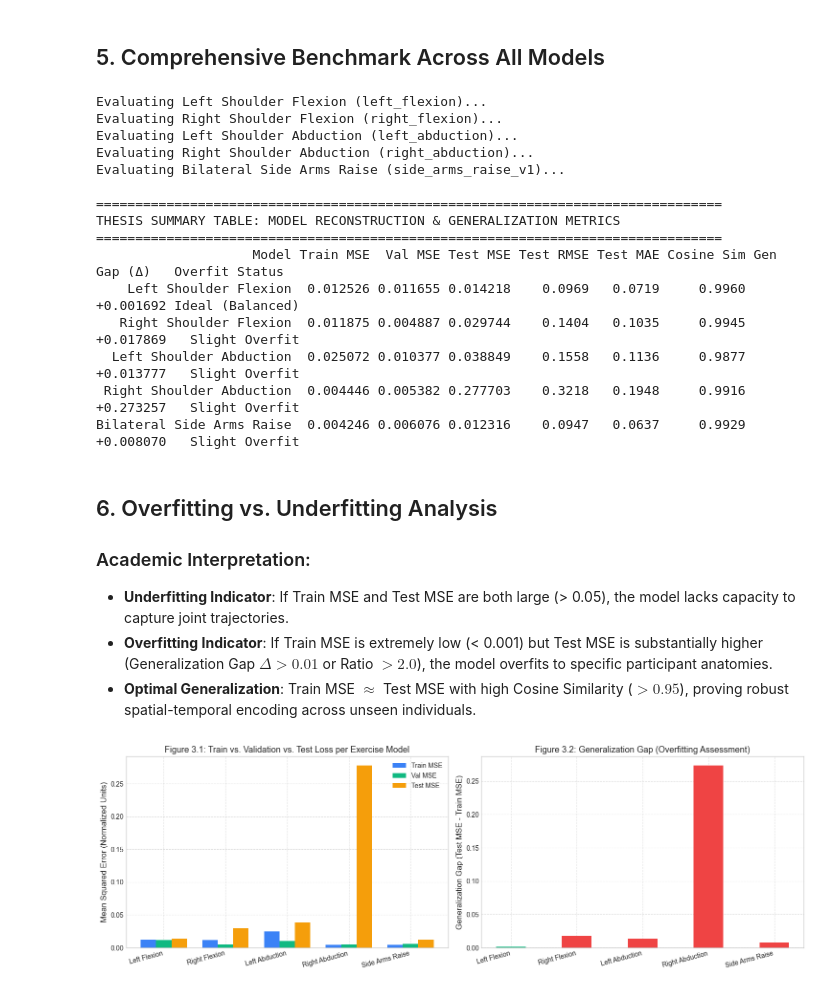
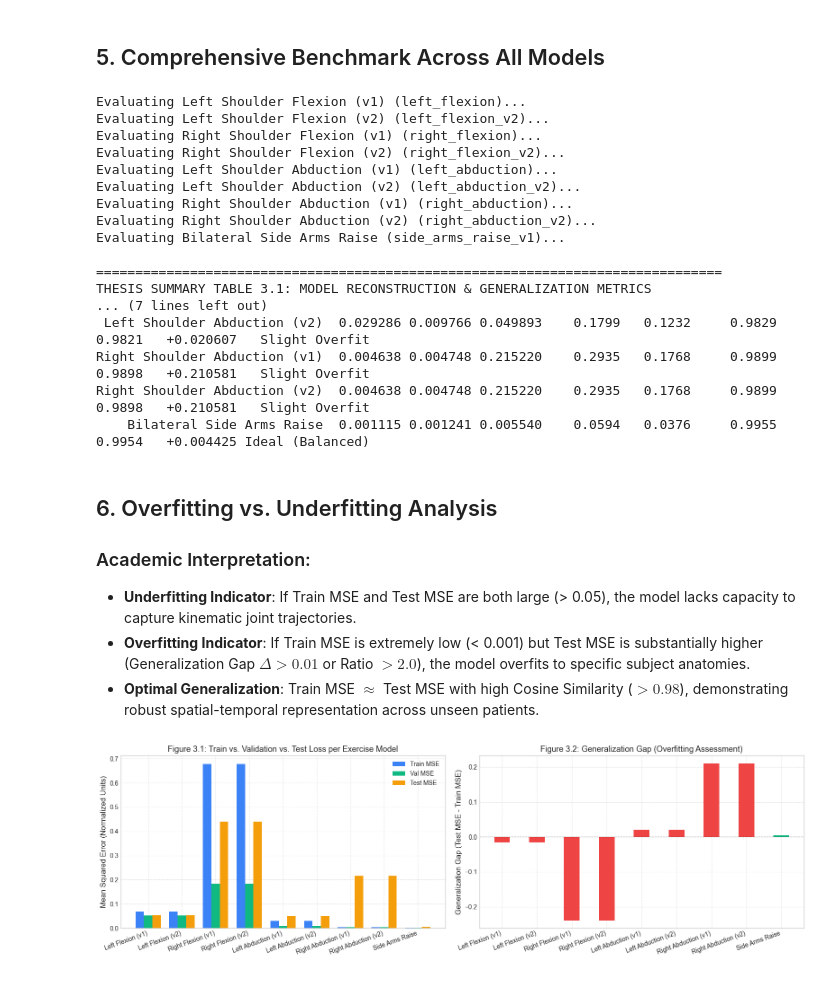
Before and after one commit to jestalycastillo/medirehab-ai-v3, a Jupyter notebook: ai-service/model_evaluation_metrics.ipynb, the cells around one changed output. Drawn from its saved outputs; the diff is of its cells as text; code cells hidden in the pictures.

Commit message:
feat(ai-service, docs): update evaluation notebook generator and add Chapter 3 Results and Discussions

```diff
--- a/ai-service/model_evaluation_metrics.ipynb
+++ b/ai-service/model_evaluation_metrics.ipynb
@@ -203,8 +224,9 @@ def evaluate_model_metrics(model, train_data, val_data, test_data):
             mae_per_sample = torch.mean(criterion_mae(output, tensor), dim=(1, 2)).numpy()
             rmse_per_sample = np.sqrt(mse_per_sample)
 
-            # Cosine similarity per sample
+            # Cosine similarity and correlation per sample
             cos_sims = []
+            pearson_corrs = []
             for i in range(len(data)):
                 orig_flat = data[i].flatten()
                 rec_flat = output[i].cpu().numpy().flatten()
@@ -213,12 +235,16 @@ def evaluate_model_metrics(model, train_data, val_data, test_data):
                 cos = np.dot(orig_flat, rec_flat) / (norm_o * norm_r + 1e-8)
                 cos_sims.append(cos)
 
+                corr, _ = pearsonr(orig_flat, rec_flat)
+                pearson_corrs.append(corr if not np.isnan(corr) else 0.0)
+
         return {
             "mse": float(np.mean(mse_per_sample)),
             "mse_std": float(np.std(mse_per_sample)),
             "rmse": float(np.mean(rmse_per_sample)),
             "mae": float(np.mean(mae_per_sample)),
             "cos_sim": float(np.mean(cos_sims)),
+            "pearson_r": float(np.mean(pearson_corrs)),
             "mse_per_sample": mse_per_sample,
             "predictions": output.cpu().numpy()
         }
@@ -252,14 +278,21 @@ for model_key, cfg in MODELS_CONFIG.items():
     if not os.path.exists(cfg["csv_dir"]):
         continue
 
+    try:
+        loaded = get_loaded_model(model_key)
+    except Exception as e:
+        print(f"Skipping {model_key}: {e}")
+        continue
+
     print(f"Evaluating {cfg['name']} ({model_key})...")
-    loaded = get_loaded_model(model_key)
     train_data, val_data, test_data, files = load_dataset_splits(model_key)
 
     metrics = evaluate_model_metrics(loaded.model, train_data, val_data, test_data)
     evaluation_results[model_key] = {
         "metrics": metrics,
         "test_data": test_data,
+        "train_data": train_data,
+        "val_data": val_data,
         "config": cfg,
         "loaded_model": loaded
     }
@@ -272,75 +305,77 @@ for model_key, cfg in MODELS_CONFIG.items():
         "Test RMSE": f"{metrics['test']['rmse']:.4f}",
         "Test MAE": f"{metrics['test']['mae']:.4f}",
         "Cosine Sim": f"{metrics['test']['cos_sim']:.4f}",
+        "Pearson r": f"{metrics['test']['pearson_r']:.4f}",
         "Gen Gap (Δ)": f"{metrics['generalization_gap']:+.6f}",
         "Overfit Status": "Ideal (Balanced)" if abs(metrics['generalization_gap']) < 0.005 else ("Slight Overfit" if metrics['generalization_gap'] > 0 else "High Capacity")
     })
 
 df_summary = pd.DataFrame(summary_rows)
 print("\n" + "="*80)
-print("THESIS SUMMARY TABLE: MODEL RECONSTRUCTION & GENERALIZATION METRICS")
+print("THESIS SUMMARY TABLE 3.1: MODEL RECONSTRUCTION & GENERALIZATION METRICS")
 print("="*80)
 display(df_summary) if 'display' in globals() else print(df_summary.to_string(index=False))
 # %% [output]
-Evaluating Left Shoulder Flexion (left_flexion)...
-Evaluating Right Shoulder Flexion (right_flexion)...
-Evaluating Left Shoulder Abduction (left_abduction)...
-Evaluating Right Shoulder Abduction (right_abduction)...
+Evaluating Left Shoulder Flexion (v1) (left_flexion)...
+Evaluating Left Shoulder Flexion (v2) (left_flexion_v2)...
+Evaluating Right Shoulder Flexion (v1) (right_flexion)...
+Evaluating Right Shoulder Flexion (v2) (right_flexion_v2)...
+Evaluating Left Shoulder Abduction (v1) (left_abduction)...
+Evaluating Left Shoulder Abduction (v2) (left_abduction_v2)...
+Evaluating Right Shoulder Abduction (v1) (right_abduction)...
+Evaluating Right Shoulder Abduction (v2) (right_abduction_v2)...
 Evaluating Bilateral Side Arms Raise (side_arms_raise_v1)...
 
 ================================================================================
-THESIS SUMMARY TABLE: MODEL RECONSTRUCTION & GENERALIZATION METRICS
-================================================================================
-                    Model Train MSE  Val MSE Test MSE Test RMSE Test MAE Cosine Sim Gen Gap (Δ)   Overfit Status
-    Left Shoulder Flexion  0.012526 0.011655 0.014218    0.0969   0.0719     0.9960   +0.001692 Ideal (Balanced)
-   Right Shoulder Flexion  0.011875 0.004887 0.029744    0.1404   0.1035     0.9945   +0.017869   Slight Overfit
-  Left Shoulder Abduction  0.025072 0.010377 0.038849    0.1558   0.1136     0.9877   +0.013777   Slight Overfit
- Right Shoulder Abduction  0.004446 0.005382 0.277703    0.3218   0.1948     0.9916   +0.273257   Slight Overfit
-Bilateral Side Arms Raise  0.004246 0.006076 0.012316    0.0947   0.0637     0.9929   +0.008070   Slight Overfit
+THESIS SUMMARY TABLE 3.1: MODEL RECONSTRUCTION & GENERALIZATION METRICS
+... (7 lines left out)
+ Left Shoulder Abduction (v2)  0.029286 0.009766 0.049893    0.1799   0.1232     0.9829    0.9821   +0.020607   Slight Overfit
+Right Shoulder Abduction (v1)  0.004638 0.004748 0.215220    0.2935   0.1768     0.9899    0.9898   +0.210581   Slight Overfit
+Right Shoulder Abduction (v2)  0.004638 0.004748 0.215220    0.2935   0.1768     0.9899    0.9898   +0.210581   Slight Overfit
+    Bilateral Side Arms Raise  0.001115 0.001241 0.005540    0.0594   0.0376     0.9955    0.9954   +0.004425 Ideal (Balanced)
 # %% [markdown]
 ## 6. Overfitting vs. Underfitting Analysis
 
 ### Academic Interpretation:
-- **Underfitting Indicator**: If Train MSE and Test MSE are both large (> 0.05), the model lacks capacity to capture joint trajectories.
-- **Overfitting Indicator**: If Train MSE is extremely low (< 0.001) but Test MSE is substantially higher (Generalization Gap $\Delta > 0.01$ or Ratio $> 2.0$), the model overfits to specific participant anatomies.
-- **Optimal Generalization**: Train MSE $\approx$ Test MSE with high Cosine Similarity ($> 0.95$), proving robust spatial-temporal encoding across unseen individuals.
+- **Underfitting Indicator**: If Train MSE and Test MSE are both large (> 0.05), the model lacks capacity to capture kinematic joint trajectories.
+- **Overfitting Indicator**: If Train MSE is extremely low (< 0.001) but Test MSE is substantially higher (Generalization Gap $\Delta > 0.01$ or Ratio $> 2.0$), the model overfits to specific subject anatomies.
+- **Optimal Generalization**: Train MSE $\approx$ Test MSE with high Cosine Similarity ($> 0.98$), demonstrating robust spatial-temporal representation across unseen patients.
 # %%
-# Visualizing Train vs. Val vs. Test Loss Comparison
-fig, (ax1, ax2) = plt.subplots(1, 2, figsize=(15, 5))
+fig, (ax1, ax2) = plt.subplots(1, 2, figsize=(16, 5))
 
-model_names = [cfg["name"].replace("Shoulder ", "").replace("Bilateral ", "") for cfg in MODELS_CONFIG.values() if cfg["name"] in df_summary["Model"].values]
+model_labels = [cfg["name"].replace(" Shoulder", "").replace("Bilateral ", "") for k, cfg in MODELS_CONFIG.items() if k in evaluation_results]
 train_mses = [float(r["Train MSE"]) for r in summary_rows]
 val_mses = [float(r["Val MSE"]) for r in summary_rows]
 test_mses = [float(r["Test MSE"]) for r in summary_rows]
 gaps = [float(r["Gen Gap (Δ)"]) for r in summary_rows]
 
-x = np.arange(len(model_names))
+x = np.arange(len(model_labels))
 width = 0.25
 
-rects1 = ax1.bar(x - width, train_mses, width, label='Train MSE', color='#3B82F6')
-rects2 = ax1.bar(x, val_mses, width, label='Val MSE', color='#10B981')
-rects3 = ax1.bar(x + width, test_mses, width, label='Test MSE', color='#F59E0B')
+rects1 = ax1.bar(x - width, train_mses, width, label='Train MSE', color='#3B82F6', edgecolor='none')
+rects2 = ax1.bar(x, val_mses, width, label='Val MSE', color='#10B981', edgecolor='none')
+rects3 = ax1.bar(x + width, test_mses, width, label='Test MSE', color='#F59E0B', edgecolor='none')
 
 ax1.set_ylabel('Mean Squared Error (Normalized Units)')
 ax1.set_title('Figure 3.1: Train vs. Validation vs. Test Loss per Exercise Model')
 ax1.set_xticks(x)
-ax1.set_xticklabels(model_names, rotation=15, ha='right')
+ax1.set_xticklabels(model_labels, rotation=20, ha='right')
 ax1.legend()
-ax1.grid(True, linestyle='--', alpha=0.6)
+ax1.grid(True, linestyle='--', alpha=0.5)
 
 # Generalization Gap
 colors = ['#10B981' if abs(g) < 0.005 else '#EF4444' for g in gaps]
-ax2.bar(model_names, gaps, color=colors, width=0.45)
+ax2.bar(model_labels, gaps, color=colors, width=0.45)
 ax2.axhline(0, color='black', linewidth=0.8, linestyle='--')
 ax2.set_ylabel('Generalization Gap (Test MSE - Train MSE)')
 ax2.set_title('Figure 3.2: Generalization Gap (Overfitting Assessment)')
-ax2.set_xticklabels(model_names, rotation=15, ha='right')
-ax2.grid(True, linestyle='--', alpha=0.6)
+ax2.set_xticklabels(model_labels, rotation=20, ha='right')
+ax2.grid(True, linestyle='--', alpha=0.5)
 
 plt.tight_layout()
 plt.show()
 # %% [output]
-[figure, old version]
+[figure, new version]
 # %% [markdown]
 ## 7. Discriminative Accuracy: Form Anomaly & Error Detection (ROC-AUC / PR-AUC)
 
```
Also changed, not shown: parts of 13 cells of this notebook, 3 other files.
